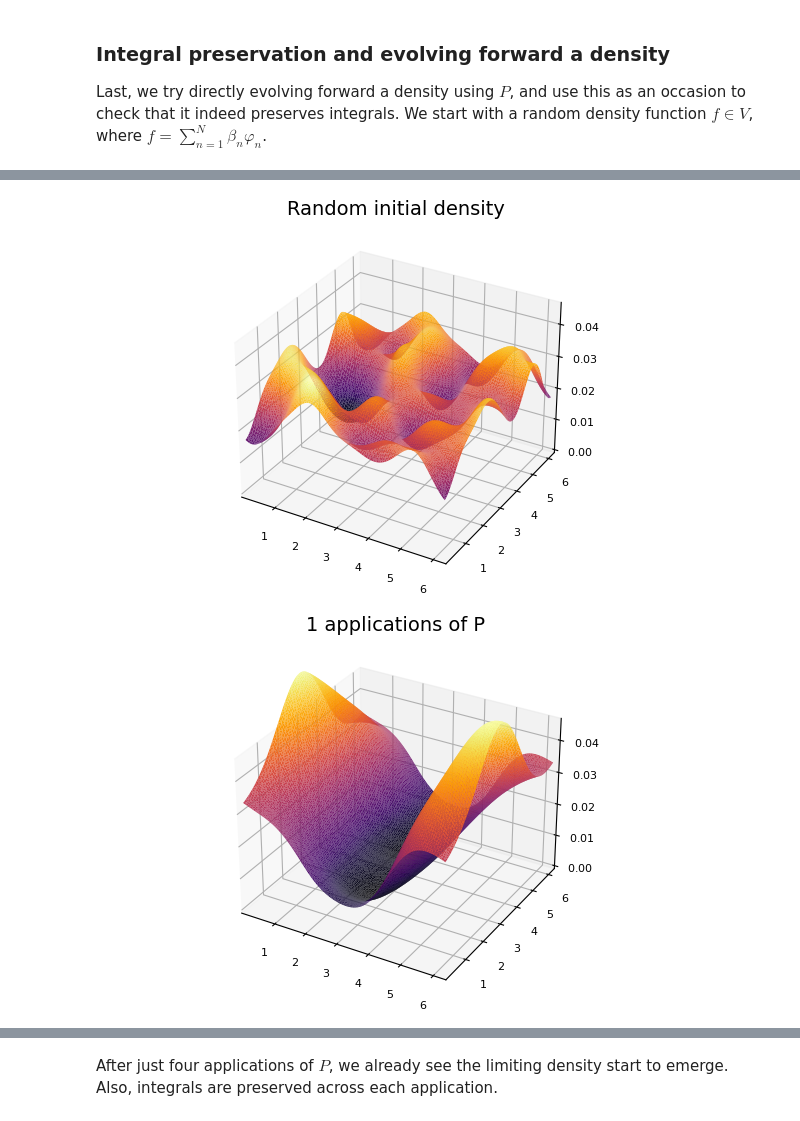
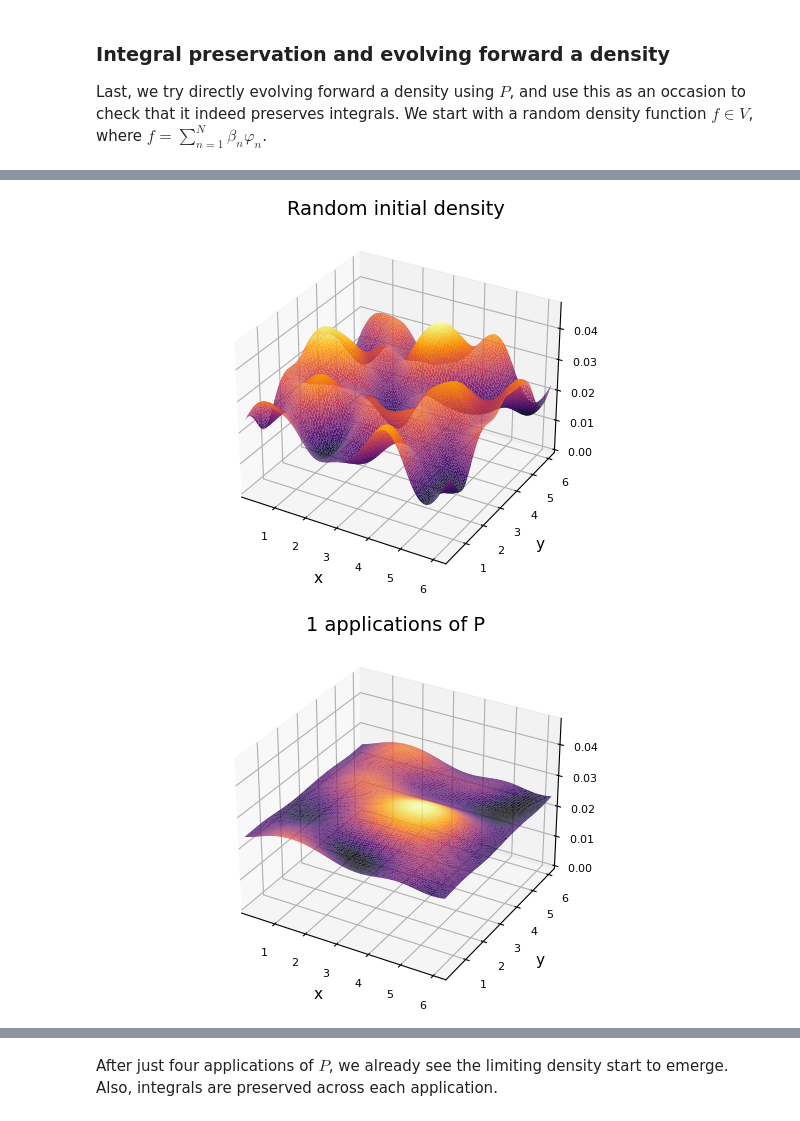
Before and after one commit to rcushen/thesis, a Jupyter notebook: A grid of points, a grid of bases.ipynb, the cells around one changed output, grey strips where cells are left out. Drawn from its saved outputs; the diff is of its cells as text; code cells hidden in the pictures.

```diff
--- a/A grid of points, a grid of bases.ipynb
+++ b/A grid of points, a grid of bases.ipynb
@@ -29,5 +29,5 @@ sample_size = sample_grid_size ^ 2;
 s = creategrid(0, range, sample_grid_size);
 # %%
 X = s;
-Y = S(X; map_type="wave");
+Y = S(X; map_type="standard");
 # %%
@@ -68,7 +68,7 @@ basis_grid_size = sample_grid_size;
 # %% [markdown]
 The value chosen for $\epsilon$ is an exogenous parameter, and will clearly influence the structure of $V$. To ensure good coverage of the state space, we will set this to be maximum nearest neighbour distance, which is simply the grid interval size. Importantly, this will also affect the value of the integral and normalisation constant $c= \int_X \varphi_k (x) \, \mathrm{d}x = \pi \epsilon^2$.
 # %%
-ϵ = range / basis_grid_size;
+ϵ = 1 * range / basis_grid_size;
 c = π * ϵ^2;
 println("Calculated value for ϵ: $ϵ")
 # %% [output]
@@ -352,19 +359,23 @@ fixed_zlims = (0, maximum(initial_density)*1.2);
 surface(grid[:,1], grid[:,2], initial_density;
     legend=false,
     zlims=fixed_zlims,
+    xlabel="x",
+    ylabel="y",
     title="Random initial density")
 # %% [output]
-[figure, old version]
+[figure, new version]
 # %%
 β1 = transpose(P) * β;
 
 evolved_density = basis_combination(grid, basis_locs, φ, ϵ, β1);
 surface(grid[:,1], grid[:,2], evolved_density;
     legend=false,
     zlims=fixed_zlims,
+    xlabel="x",
+    ylabel="y",
     title="1 applications of P")
 # %% [output]
-[figure, old version]
+[figure, new version]
 # %%
 evolved_integral = ( (range)^2 / n_gridpoints ) * sum(evolved_density);
 println("Estimate of integral: $evolved_integral")
```
Also changed, not shown: parts of 20 cells of this notebook, 4 other files.
